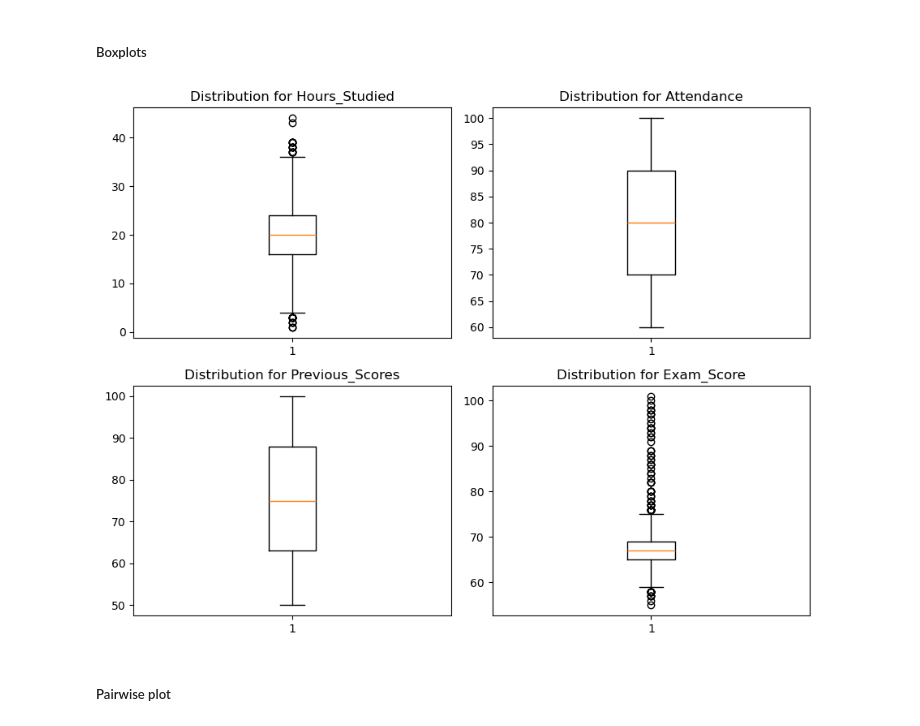
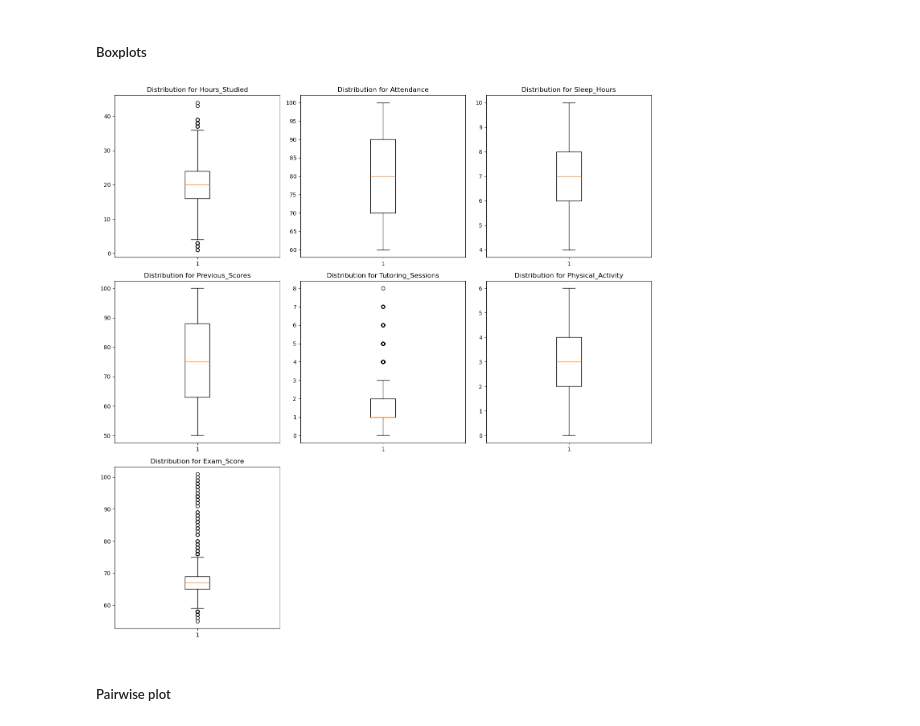
Before and after one commit to cztm/linear-regression, a Jupyter notebook: LR-student-performance.ipynb, the cells around one changed output. Cells and saved outputs as stored; diff of their text form; code cells hidden in the pictures.

```diff
--- a/LR-student-performance.ipynb
+++ b/LR-student-performance.ipynb
@@ -276,16 +290,0 @@ boxplots = [students_adjusted[colname].values for colname in categorical_variabl
-# %%
-fig, ax = plt.subplots(nrows=4, ncols=4, figsize=(18,18))
-ax = ax.flatten()
-
-for i, colname in enumerate(categorical_variables):
-
-    list_of_values = []
-    for category in list(students_adjusted[colname].cat.categories):
-        list_of_values.append(students_adjusted.loc[students_adjusted[colname]==category, colname].values)
-
-    ax[i].boxplot(list_of_values)
-
-    ax[i].set_title(f"Distribution for each\n{colname} group")
-
-plt.tight_layout()
-plt.show()
@@ -296,20 +316,30 @@ TypeError: ufunc 'divide' not supported for the input types, and the inputs coul
 #### Numerical variables
 # %% [markdown]
 ##### Boxplots
-# %%
-fig, ax = plt.subplots(nrows=2, ncols=2, figsize=(9,7))
-ax = ax.flatten()
-
-for i, colname in enumerate(numerical_variables):
-
-    ax[i].boxplot(students_adjusted[colname])
-
-    ax[i].set_title(f"Distribution for {colname}")
-
-plt.tight_layout()
-plt.show()
-# %% [output]
-[figure, removed]
+# %%
+fig = plt.figure(figsize=(14, 14))
+gs = gridspec.GridSpec(nrows=3, ncols=3)
+
+ax00 = fig.add_subplot(gs[0, 0])
+ax01 = fig.add_subplot(gs[0, 1])
+ax02 = fig.add_subplot(gs[0, 2])
+ax10 = fig.add_subplot(gs[1, 0])
+ax11 = fig.add_subplot(gs[1, 1])
+ax12 = fig.add_subplot(gs[1, 2])
+ax20 = fig.add_subplot(gs[2, 0])
+
+ax = [ax00, ax01, ax02, ax10, ax11, ax12, ax20]
+
+for i, colname in enumerate(numerical_variables):
+
+    ax[i].boxplot(students_adjusted[colname])
+
+    ax[i].set_title(f"Distribution for {colname}")
+
+plt.tight_layout()
+plt.show()
+# %% [output]
+[figure, added]
 # %% [markdown]
 ##### Pairwise plot
 # %%
```
Also changed, not shown: parts of 15 cells of this notebook.
